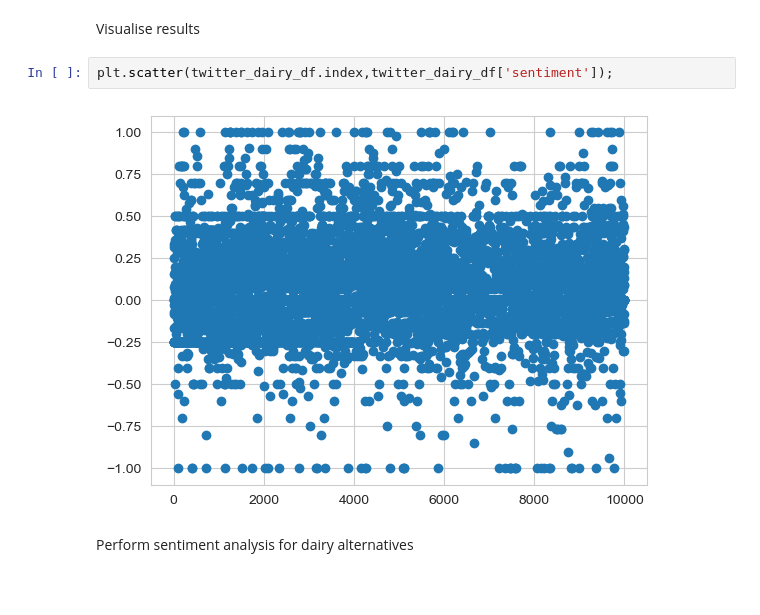
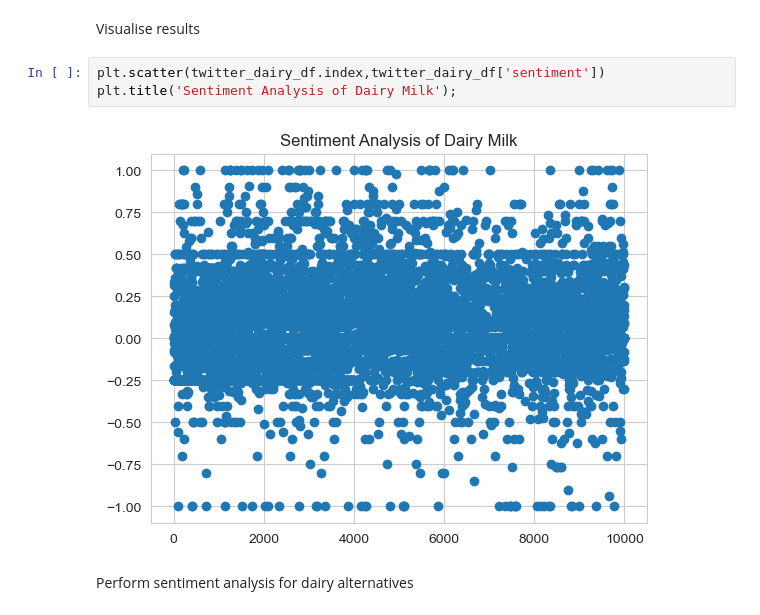
Before and after one commit to sba22496/cct-continuous-assessment-2, a Jupyter notebook: CA2.ipynb, the cells around one changed output. Drawn from its saved outputs; the diff is of its cells as text; blank space fills up the shorter version.

```diff
--- a/CA2.ipynb
+++ b/CA2.ipynb
@@ -1703,9 +1703,10 @@ twitter_dairy_df
 # %% [markdown]
 Visualise results
 # %%
-plt.scatter(twitter_dairy_df.index,twitter_dairy_df['sentiment']);
+plt.scatter(twitter_dairy_df.index,twitter_dairy_df['sentiment'])
+plt.title('Sentiment Analysis of Dairy Milk');
 # %% [output]
-[figure, old version]
+[figure, new version]
 # %% [markdown]
 Perform sentiment analysis for dairy alternatives
 # %% [markdown]
```
Also changed, not shown: parts of 11 cells of this notebook, 2 other files.
